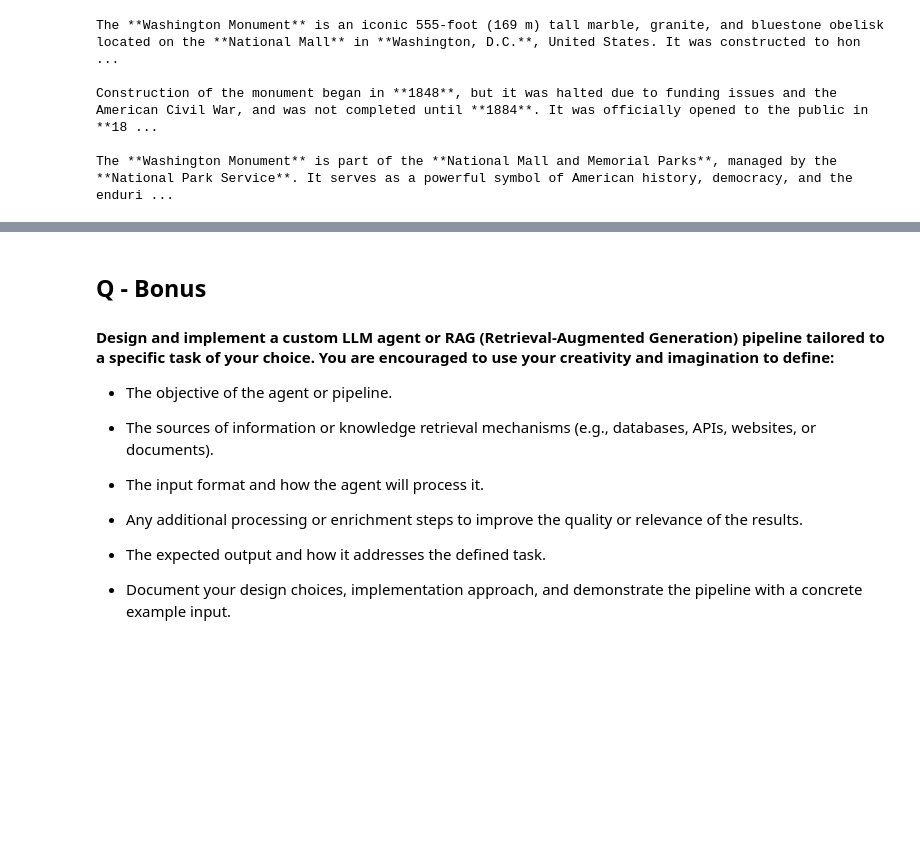
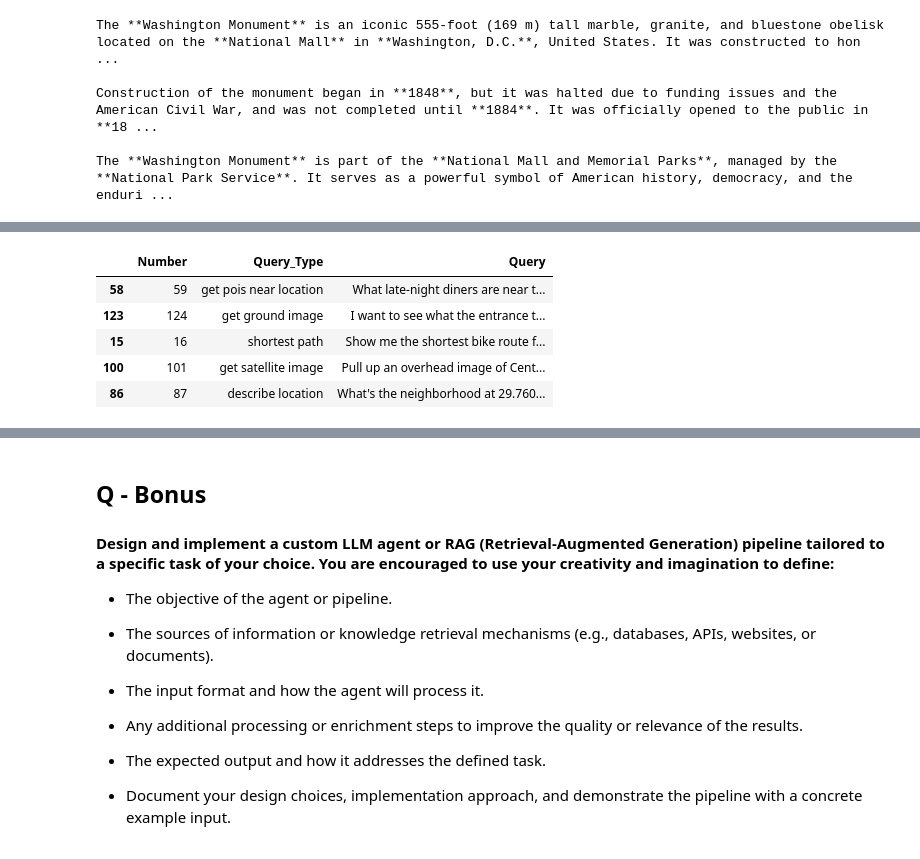
Before and after one commit to EtzionR/LM4GeoAI, a Jupyter notebook: Solutions/SOL_3_Geo_LLM_Agents.ipynb, the cells around one changed output, grey strips where cells are left out. Cells and saved outputs as stored; diff of their text form; code cells hidden in the pictures; blank space fills up the shorter version.

```diff
--- a/Solutions/SOL_3_Geo_LLM_Agents.ipynb
+++ b/Solutions/SOL_3_Geo_LLM_Agents.ipynb
@@ -483,0 +515,13 @@ The **Washington Monument** is part of the **National Mall and Memorial Parks**,
+# %%
+queries_path = 'LM4GeoAI/Data/AgentQueries.csv'
+
+example_queries = pd.read_csv(queries_path)
+
+example_queries.sample(5)
+# %% [output]
+|  | Number | Query_Type | Query |
+| 58 | 59 | get pois near location | What late-night diners are near t... |
+| 123 | 124 | get ground image | I want to see what the entrance t... |
+| 15 | 16 | shortest path | Show me the shortest bike route f... |
+| 100 | 101 | get satellite image | Pull up an overhead image of Cent... |
+| 86 | 87 | describe location | What's the neighborhood at 29.760... |
```
Also changed, not shown: parts of 7 cells of this notebook.
